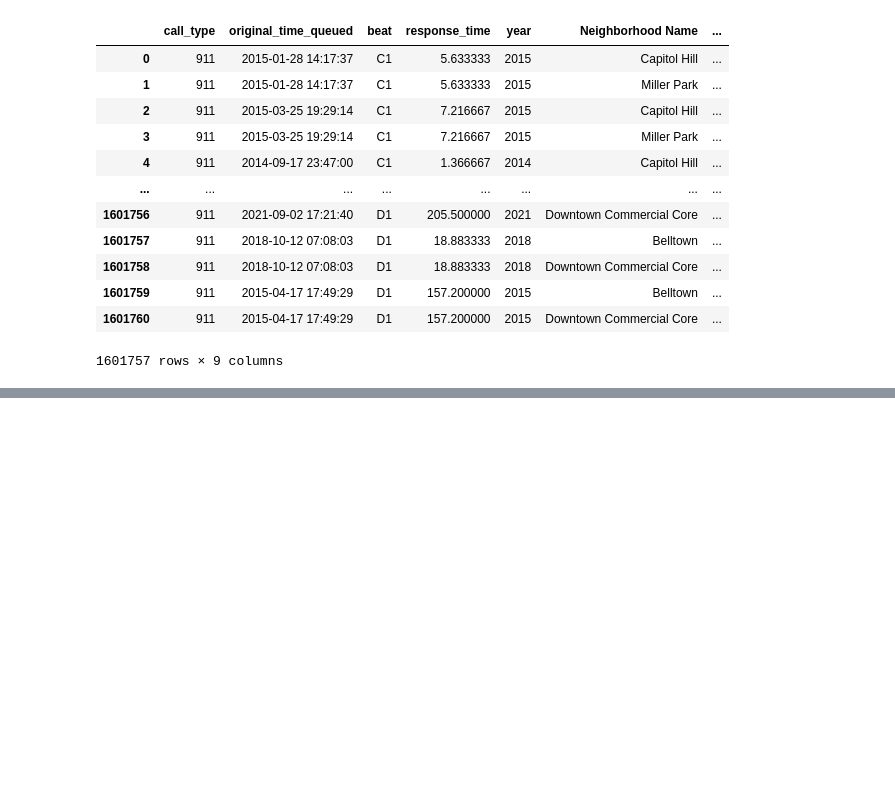
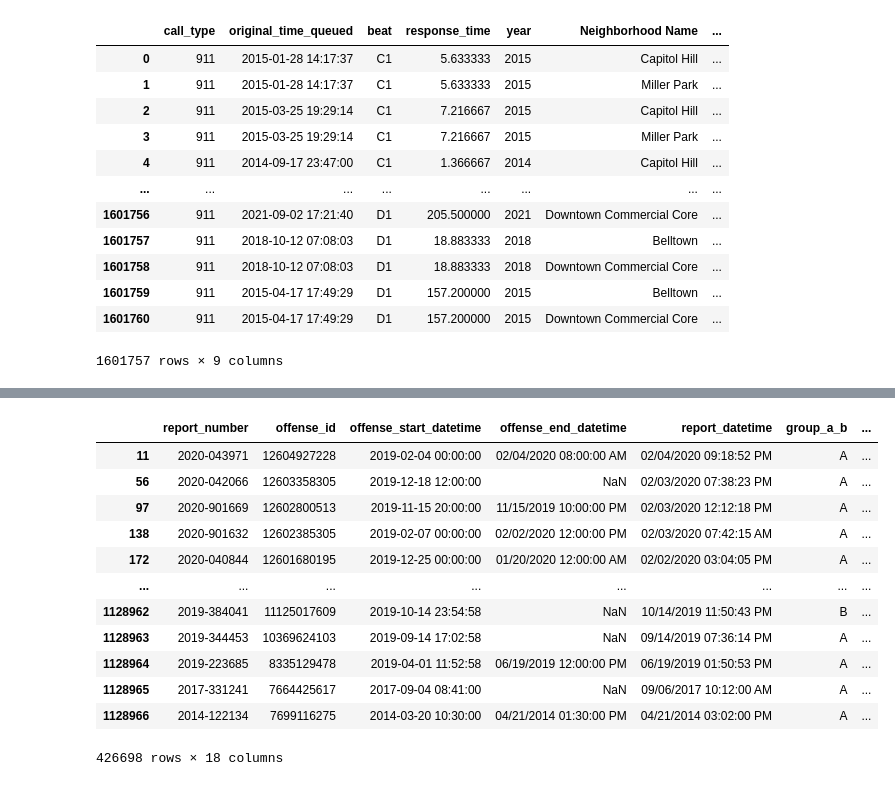
Before and after one commit to nemdim/Capstone-Project-Group-1, a Jupyter notebook: Singapore.ipynb, the cells around one changed output, grey strips where cells are left out. Saved outputs shown, nothing was run; the diff lists cells and outputs as text; code cells hidden in the pictures; blank space fills up the shorter version.

```diff
--- a/Singapore.ipynb
+++ b/Singapore.ipynb
@@ -1224,0 +1373,3 @@ language_response_merged.drop_duplicates()
+# %%
+#extract year - call_seat_beat['year'] = call_seat_beat.original_time_queued.dt.year
+crime_types_seattl['year'] = crime_types_seattl['Offense Start DateTime'].dt.year
@@ -1224,0 +1399,5 @@ language_response_merged.drop_duplicates()
+# %%
+#df['count'].astype(int)
+crime_types_seattl['year'] = crime_types_seattl['year'].astype(str).str.split('.').str[0]
+# %%
+crime_types_seattl.columns = crime_types_seattl.columns.str.lower().str.replace(' ', '_').str.strip()
@@ -1224,0 +1409,4 @@ language_response_merged.drop_duplicates()
+# %%
+#call_seattle_years5 = call_seattle[call_seattle['original_time_queued'].dt.year.isin([2014, 2015, 2016, 2017, 2018, 2019, 2020, 2021, 2022])]
+#call_type_filter = call_seattle_years5[call_seattle_years5['call_type'] == '911']
+crime_types_seattl_filter = crime_types_seattl[((crime_types_seattl['year'] == '2014') | (crime_types_seattl['year'] == '2015') | (crime_types_seattl['year'] == '2016') | (crime_types_seattl['year'] == '2017') | (crime_types_seattl['year'] == '2018') | (crime_types_seattl['year'] == '2019'))]
@@ -1224,0 +1424,16 @@ language_response_merged.drop_duplicates()
+# %%
+crime_types_seattl_filter
+# %% [output]
+|  | report_number | offense_id | offense_start_datetime | offense_end_datetime | report_datetime | group_a_b | ... |
+| 11 | 2020-043971 | 12604927228 | 2019-02-04 00:00:00 | 02/04/2020 08:00:00 AM | 02/04/2020 09:18:52 PM | A | ... |
+| 56 | 2020-042066 | 12603358305 | 2019-12-18 12:00:00 | NaN | 02/03/2020 07:38:23 PM | A | ... |
+| 97 | 2020-901669 | 12602800513 | 2019-11-15 20:00:00 | 11/15/2019 10:00:00 PM | 02/03/2020 12:12:18 PM | A | ... |
+| 138 | 2020-901632 | 12602385305 | 2019-02-07 00:00:00 | 02/02/2020 12:00:00 PM | 02/03/2020 07:42:15 AM | A | ... |
+| 172 | 2020-040844 | 12601680195 | 2019-12-25 00:00:00 | 01/20/2020 12:00:00 AM | 02/02/2020 03:04:05 PM | A | ... |
+| ... | ... | ... | ... | ... | ... | ... | ... |
+| 1128962 | 2019-384041 | 11125017609 | 2019-10-14 23:54:58 | NaN | 10/14/2019 11:50:43 PM | B | ... |
+| 1128963 | 2019-344453 | 10369624103 | 2019-09-14 17:02:58 | NaN | 09/14/2019 07:36:14 PM | A | ... |
+| 1128964 | 2019-223685 | 8335129478 | 2019-04-01 11:52:58 | 06/19/2019 12:00:00 PM | 06/19/2019 01:50:53 PM | A | ... |
+| 1128965 | 2017-331241 | 7664425617 | 2017-09-04 08:41:00 | NaN | 09/06/2017 10:12:00 AM | A | ... |
+| 1128966 | 2014-122134 | 7699116275 | 2014-03-20 10:30:00 | 04/21/2014 01:30:00 PM | 04/21/2014 03:02:00 PM | A | ... |
+426698 rows × 18 columns
```
Also changed, not shown: parts of 29 cells of this notebook.
